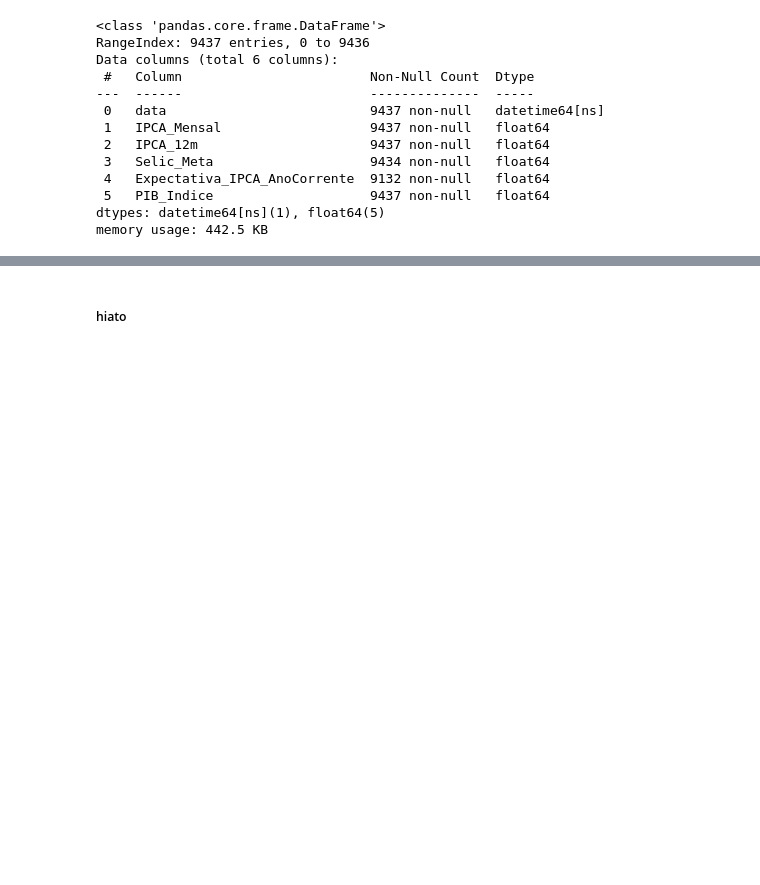
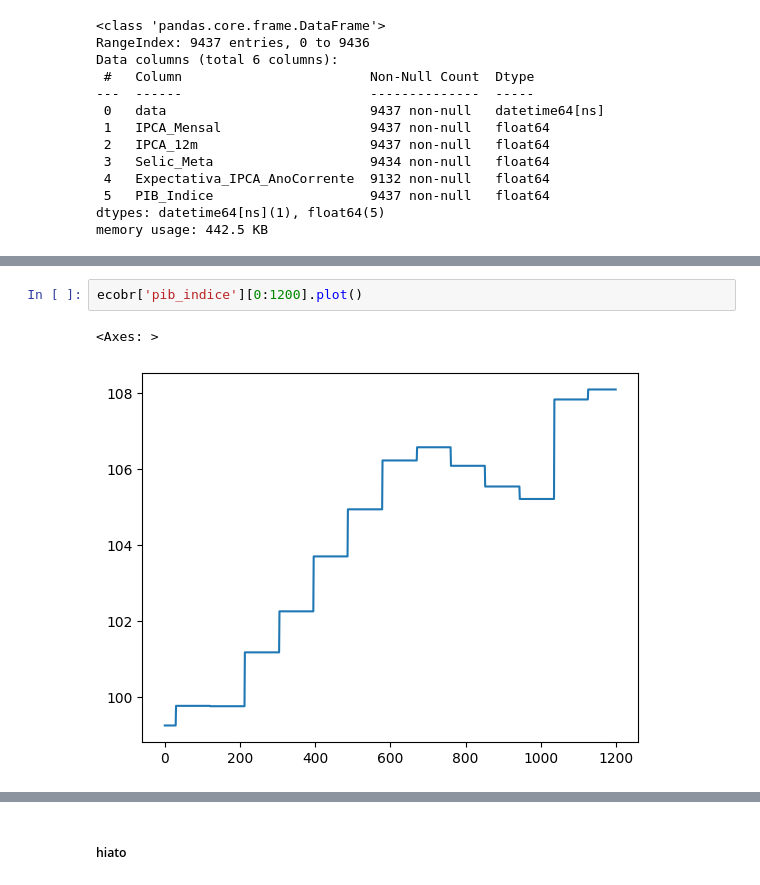
Before and after one commit to fernandovieira1/brazil-taylor-determinacy, a Jupyter notebook: scripts/modelos_secao_6.ipynb, the cells around one changed output, grey strips where cells are left out. Cells and saved outputs as stored; diff of their text form; blank space fills up the shorter version.

```diff
--- a/scripts/modelos_secao_6.ipynb
+++ b/scripts/modelos_secao_6.ipynb
@@ -61,6 +61,11 @@ ecobr
 | 9435 | 2024-12-30 | 0.52 | 4.83 | 12.25 | 4.867495 | 179.26343 |
 | 9436 | 2024-12-31 | 0.52 | 4.83 | 12.25 | 4.867495 | 179.26343 |
 9437 rows × 6 columns
+# %%
+ecobr['pib_indice'][0:1200].plot()
+# %% [output]
+<Axes: >
+[figure, added]
 # %%
 ecobr.describe()
 # %% [output]
```
Also changed, not shown: parts of 10 cells of this notebook.
